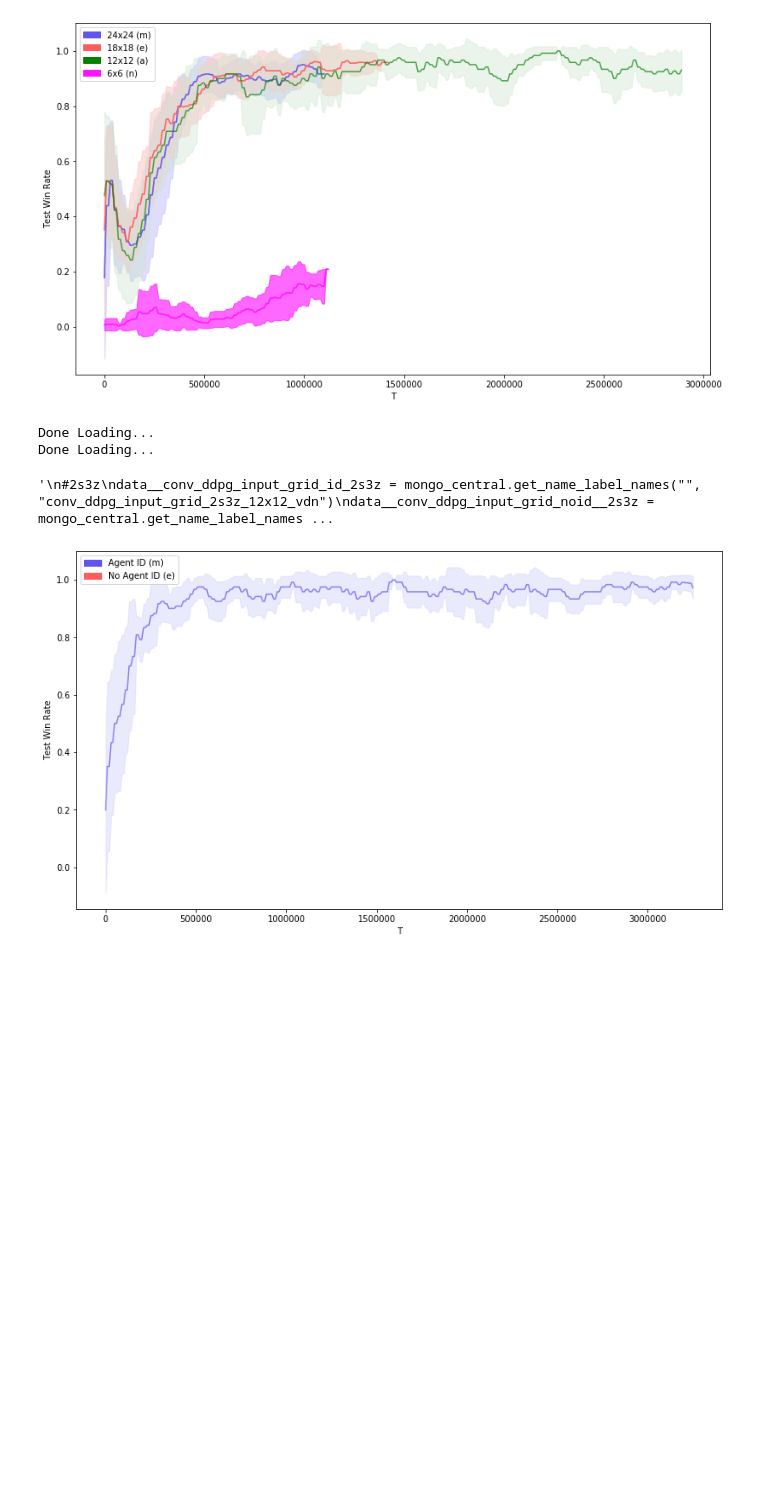
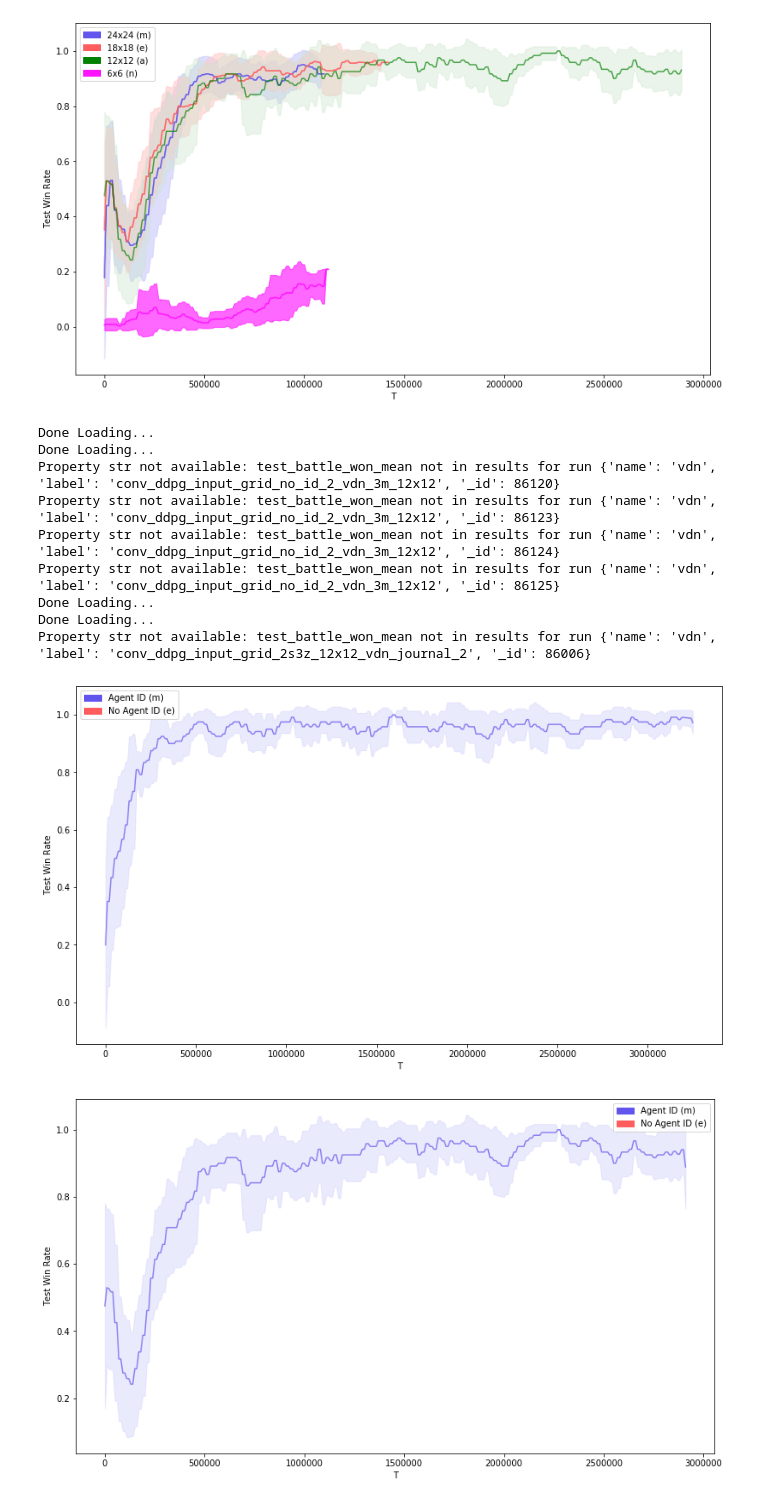
Before and after one commit to nicholasburden/pymarl, a Jupyter notebook: analysis/analysis2.ipynb, the cells around one changed output. Cells and saved outputs as stored; diff of their text form; code cells hidden in the pictures; blank space fills up the shorter version.

```diff
--- a/analysis/analysis2.ipynb
+++ b/analysis/analysis2.ipynb
@@ -201,39 +201,42 @@ Property str not available: test_battle_won_mean not in results for run {'name':
 # %%
 #with ID vs no ID, 12x12 VDN - needs doing
 
 #3m
 data__conv_ddpg_input_grid_id = mongo_central.get_name_label_names("", "conv_ddpg_input_grid_3m_12x12_vdn_nick_test_2")
-data__conv_ddpg_input_grid_noid = mongo_central.get_name_label_names("", "conv_ddpg_input_grid_3m_12x12_vdn_noid")
+data__conv_ddpg_input_grid_noid = mongo_central.get_name_label_names("", "conv_ddpg_input_grid_no_id_2_vdn_3m_12x12")
 bavg = bundle_average(mongo_central,
                       [("Agent ID", data__conv_ddpg_input_grid_id, "test_battle_won_mean", "test_battle_won_mean_T"),
                        ("No Agent ID", data__conv_ddpg_input_grid_noid, "test_battle_won_mean", "test_battle_won_mean_T"),
                        #("No Agent ID - VDN", data__conv_ddpg_input_grid_noid_vdn, "test_battle_won_mean", "test_battle_won_mean_T")
                       ],
                       no_fails=True,
                       window=100000)
 
 a = plot_bundle_avgs(bavg,
                      figsize=(15,8))
 
-"""
+
 #2s3z
-data__conv_ddpg_input_grid_id_2s3z = mongo_central.get_name_label_names("", "conv_ddpg_input_grid_2s3z_12x12_vdn")
-data__conv_ddpg_input_grid_noid__2s3z = mongo_central.get_name_label_names("", "conv_ddpg_input_grid_2s3z_12x12_vdn_noid")
+data__conv_ddpg_input_grid_id_2s3z = mongo_central.get_name_label_names("", "conv_ddpg_input_grid_2s3z_12x12_vdn_journal")
+data__conv_ddpg_input_grid_noid_2s3z = mongo_central.get_name_label_names("", "conv_ddpg_input_grid_no_id_2_vdn_2s3z_12x12")
 bavg = bundle_average(mongo_central,
                       [("Agent ID", data__conv_ddpg_input_grid_id_2s3z, "test_battle_won_mean", "test_battle_won_mean_T"),
                        ("No Agent ID", data__conv_ddpg_input_grid_noid_2s3z, "test_battle_won_mean", "test_battle_won_mean_T"),
                        #("No Agent ID - VDN", data__conv_ddpg_input_grid_noid_vdn, "test_battle_won_mean", "test_battle_won_mean_T")
                       ],
                       no_fails=True,
                       window=100000)
 a = plot_bundle_avgs(bavg,
                      figsize=(15,8))
-
-
-
-"""
 # %% [output]
 Done Loading...
 Done Loading...
+Property str not available: test_battle_won_mean not in results for run {'name': 'vdn', 'label': 'conv_ddpg_input_grid_no_id_2_vdn_3m_12x12', '_id': 86120}
+Property str not available: test_battle_won_mean not in results for run {'name': 'vdn', 'label': 'conv_ddpg_input_grid_no_id_2_vdn_3m_12x12', '_id': 86123}
+Property str not available: test_battle_won_mean not in results for run {'name': 'vdn', 'label': 'conv_ddpg_input_grid_no_id_2_vdn_3m_12x12', '_id': 86124}
+Property str not available: test_battle_won_mean not in results for run {'name': 'vdn', 'label': 'conv_ddpg_input_grid_no_id_2_vdn_3m_12x12', '_id': 86125}
+Done Loading...
+Done Loading...
+Property str not available: test_battle_won_mean not in results for run {'name': 'vdn', 'label': 'conv_ddpg_input_grid_2s3z_12x12_vdn_journal_2', '_id': 86006}
-'\n#2s3z\ndata__conv_ddpg_input_grid_id_2s3z = mongo_central.get_name_label_names("", "conv_ddpg_input_grid_2s3z_12x12_vdn")\ndata__conv_ddpg_input_grid_noid__2s3z = mongo_central.get_name_label_names ...
 [figure]
+[figure, added]
```
